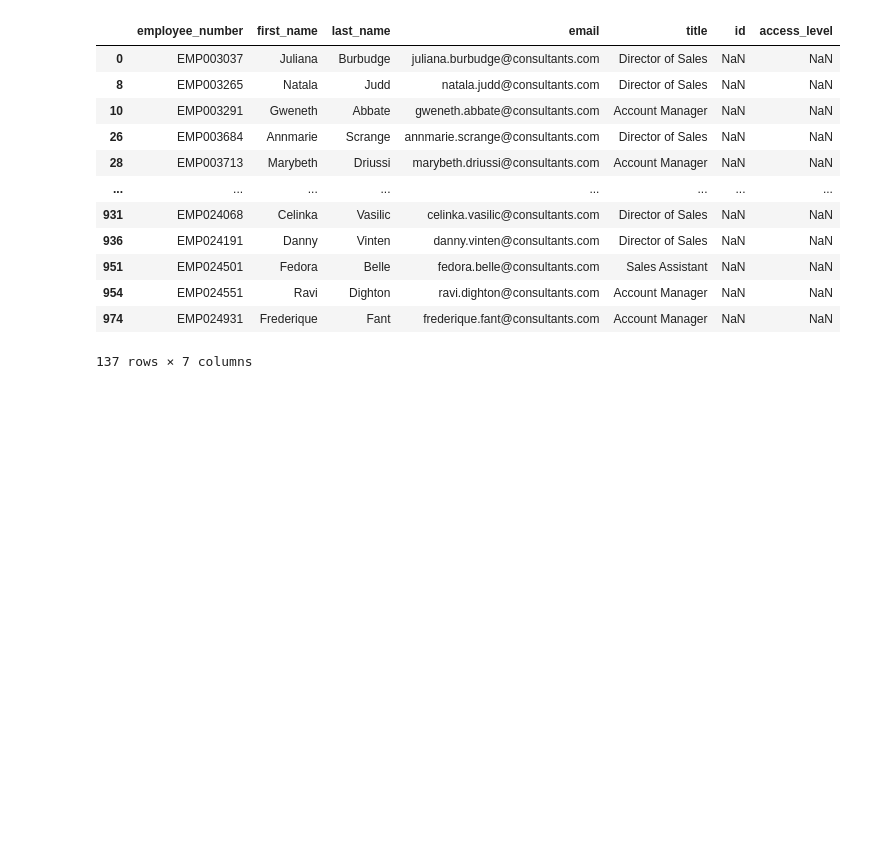
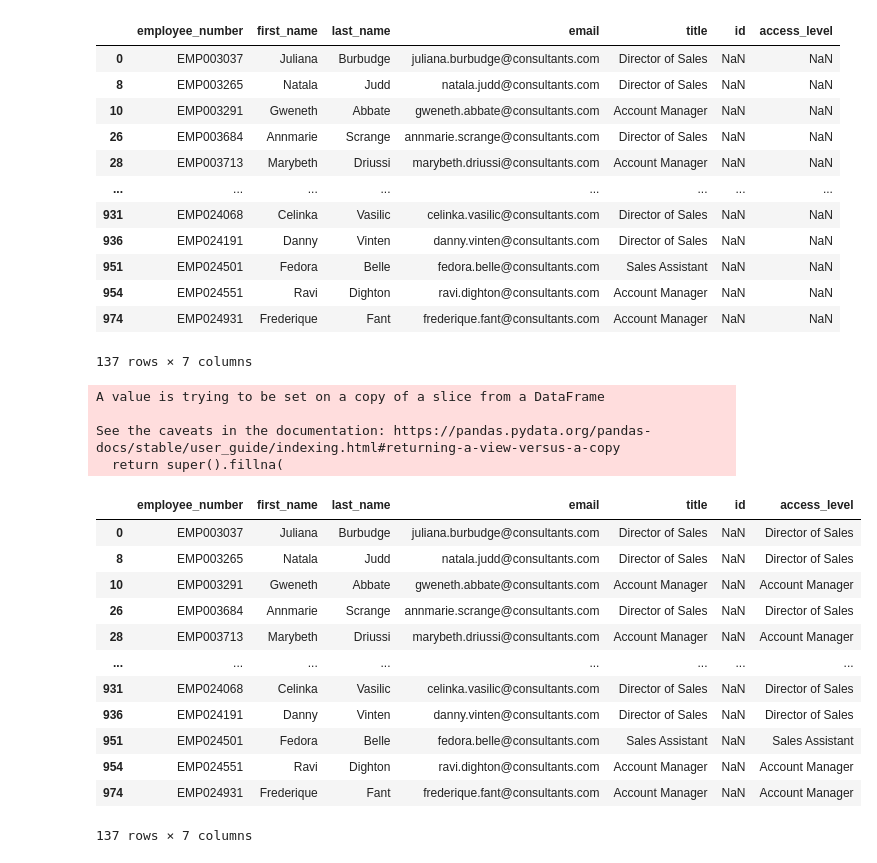
Before and after one commit to kac1090/user_audit, a Jupyter notebook: notebooks/user_audit.ipynb, the cells around one changed output. Saved outputs shown, nothing was run; the diff lists cells and outputs as text; code cells hidden in the pictures; blank space fills up the shorter version.

Commit message:
Use job title to fill in missing access records

```diff
--- a/notebooks/user_audit.ipynb
+++ b/notebooks/user_audit.ipynb
@@ -98,3 +98,24 @@ null_data
 | 954 | EMP024551 | Ravi | Dighton | ravi.dighton@consultants.com | Account Manager | NaN | NaN |
 | 974 | EMP024931 | Frederique | Fant | frederique.fant@consultants.com | Account Manager | NaN | NaN |
 137 rows × 7 columns
+# %%
+null_data['access_level'].fillna(null_data['title'], inplace=True)
+null_data
+# %% [output]
+A value is trying to be set on a copy of a slice from a DataFrame
+
+See the caveats in the documentation: https://pandas.pydata.org/pandas-docs/stable/user_guide/indexing.html#returning-a-view-versus-a-copy
+  return super().fillna(
+|  | employee_number | first_name | last_name | email | title | id | access_level |
+| 0 | EMP003037 | Juliana | Burbudge | juliana.burbudge@consultants.com | Director of Sales | NaN | Director of Sales |
+| 8 | EMP003265 | Natala | Judd | natala.judd@consultants.com | Director of Sales | NaN | Director of Sales |
+| 10 | EMP003291 | Gweneth | Abbate | gweneth.abbate@consultants.com | Account Manager | NaN | Account Manager |
+| 26 | EMP003684 | Annmarie | Scrange | annmarie.scrange@consultants.com | Director of Sales | NaN | Director of Sales |
+| 28 | EMP003713 | Marybeth | Driussi | marybeth.driussi@consultants.com | Account Manager | NaN | Account Manager |
+| ... | ... | ... | ... | ... | ... | ... | ... |
+| 931 | EMP024068 | Celinka | Vasilic | celinka.vasilic@consultants.com | Director of Sales | NaN | Director of Sales |
+| 936 | EMP024191 | Danny | Vinten | danny.vinten@consultants.com | Director of Sales | NaN | Director of Sales |
+| 951 | EMP024501 | Fedora | Belle | fedora.belle@consultants.com | Sales Assistant | NaN | Sales Assistant |
+| 954 | EMP024551 | Ravi | Dighton | ravi.dighton@consultants.com | Account Manager | NaN | Account Manager |
+| 974 | EMP024931 | Frederique | Fant | frederique.fant@consultants.com | Account Manager | NaN | Account Manager |
+137 rows × 7 columns
```
Also changed, not shown: parts of 1 cell of this notebook.
